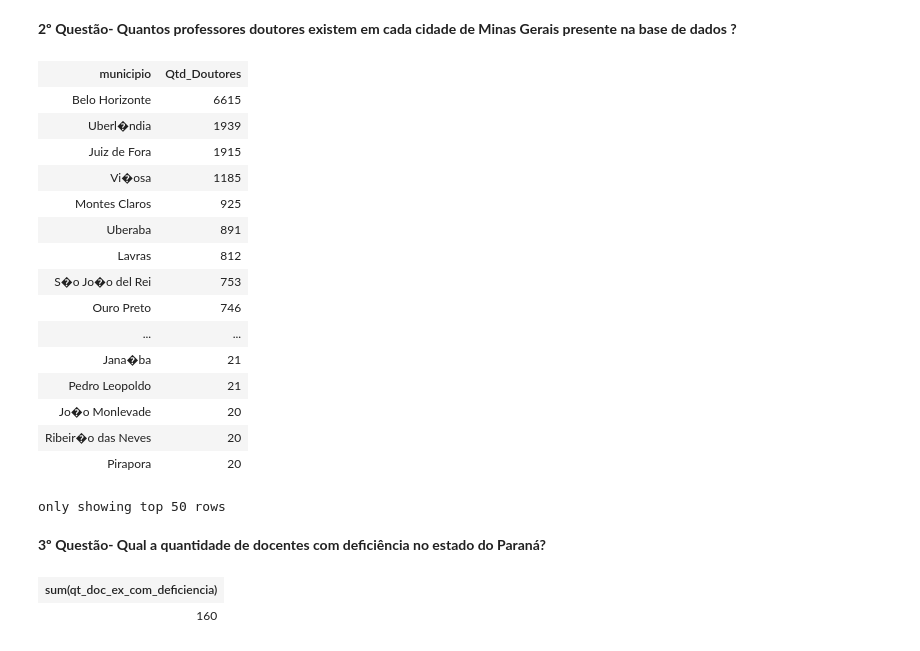
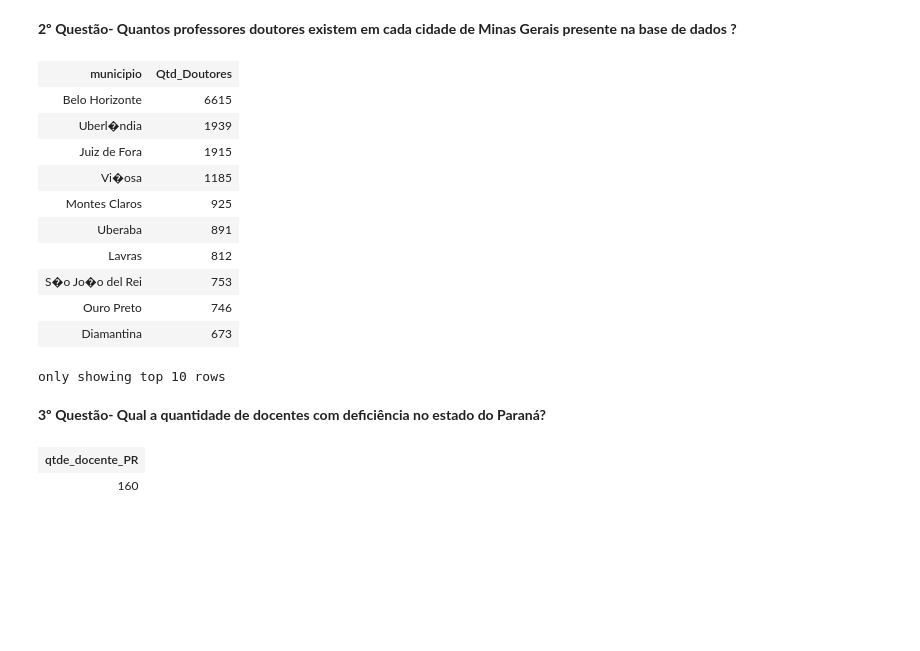
Before and after one commit to IsabelaSilvaz/A3Data_Residencia, a Jupyter notebook: A3Data_Desafio01/consultas_notebook.ipynb, the cells around one changed output. Drawn from its saved outputs; the diff is of its cells as text; code cells hidden in the pictures; blank space fills up the shorter version.

```diff
--- a/A3Data_Desafio01/consultas_notebook.ipynb
+++ b/A3Data_Desafio01/consultas_notebook.ipynb
@@ -23,7 +23,7 @@ from pyspark.sql.functions import when, col, lower
 spark = SparkSession \
         .builder \
         .config("spark.sql.repl.eagerEval.enabled", "True") \
-        .config("spark.sql.repl.eagerEval.maxNumRows", "50") \
+        .config("spark.sql.repl.eagerEval.maxNumRows", "10") \
         .getOrCreate()
 # %%
 df = spark.read.csv("data/Microdados do Censo da Educaç╞o Superior 2021/dados/MICRODADOS_CADASTRO_IES_2021.CSV", sep=';',header=True, inferSchema=True)
@@ -80,17 +80,12 @@ spark.sql("""SELECT no_municipio_ies as municipio, sum(qt_doc_ex_dout) as Qtd_Do
 | Lavras | 812 |
 | S�o Jo�o del Rei | 753 |
 | Ouro Preto | 746 |
-| ... | ... |
-| Jana�ba | 21 |
-| Pedro Leopoldo | 21 |
-| Jo�o Monlevade | 20 |
-| Ribeir�o das Neves | 20 |
-| Pirapora | 20 |
+| Diamantina | 673 |
-only showing top 50 rows
+only showing top 10 rows
 # %% [markdown]
 **3º Questão- Qual a quantidade de docentes com deficiência no estado do Paraná?**
 # %%
-spark.sql("SELECT SUM(qt_doc_ex_com_deficiencia) as from parquet_df WHERE sg_uf_ies = 'PR' ")
+spark.sql("SELECT SUM(qt_doc_ex_com_deficiencia) as qtde_docente_PR from parquet_df WHERE sg_uf_ies = 'PR' ")
 # %% [output]
-| sum(qt_doc_ex_com_deficiencia) |
+| qtde_docente_PR |
 | 160 |
```
